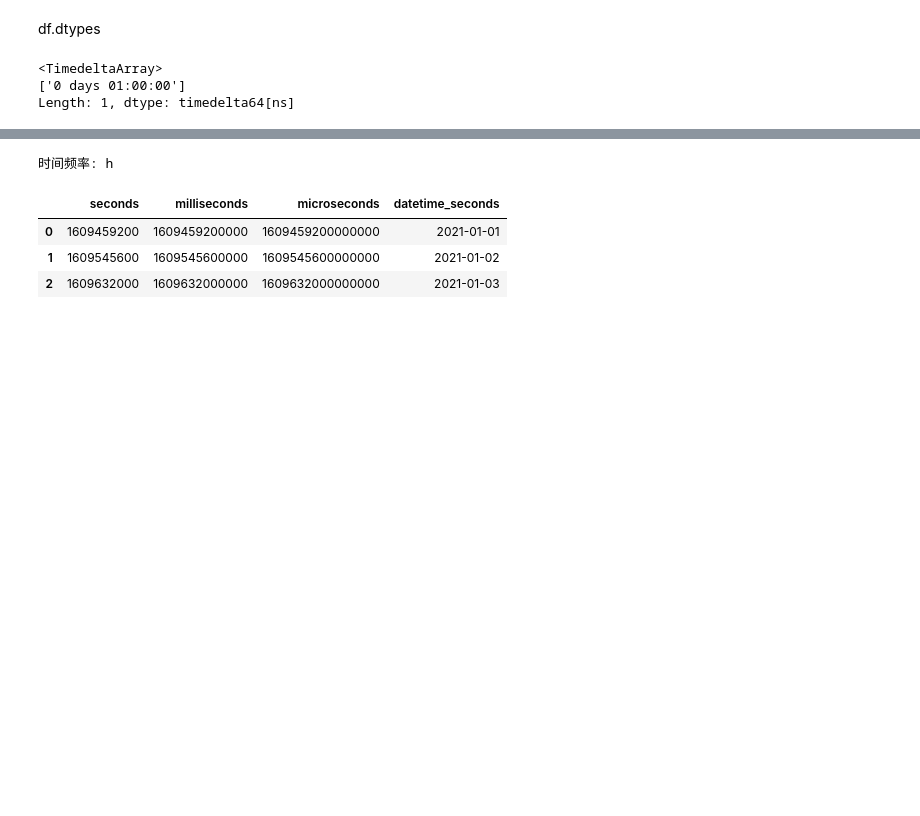
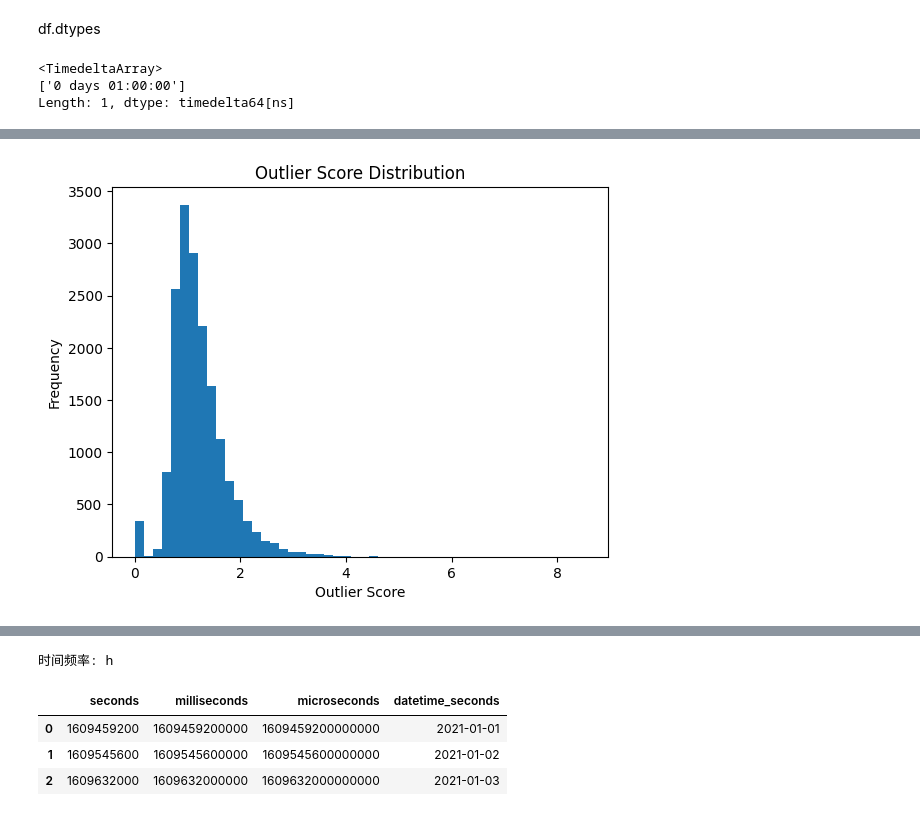
Before and after one commit to zmdsn/rainpy, a Jupyter notebook: lab.ipynb, the cells around one changed output, grey strips where cells are left out. Drawn from its saved outputs; the diff is of its cells as text; code cells hidden in the pictures; blank space fills up the shorter version.

```diff
--- a/lab.ipynb
+++ b/lab.ipynb
@@ -71,0 +92,35 @@ HTTPError: HTTP Error 404: Not Found
+# %%
+import pandas as pd
+from rainpy import read
+from rainpy.ts import get_datetime_column, set_datetime_index
+
+data  = read('../glory/predict/datasets/ETT-small/ETTh1.csv')
+data = set_datetime_index(data)
+
+# 从CSV文件加载数据
+# data = pd.read_csv('../glory/predict/datasets/ETT-small/ETTh1.csv')
+from pyod.models.knn import KNN
+
+# 创建K近邻异常检测模型
+model = KNN()
+
+# 拟合模型
+model.fit(data)
+
+# 预测异常值
+outliers = model.predict(data)
+
+# 异常值的分数
+scores = model.decision_scores_
+scores
+
+import matplotlib.pyplot as plt
+
+# 绘制异常值分数的直方图
+plt.hist(scores, bins=50)
+plt.xlabel('Outlier Score')
+plt.ylabel('Frequency')
+plt.title('Outlier Score Distribution')
+plt.show()
+# %% [output]
+[figure, added]
```
Also changed, not shown: parts of 11 cells of this notebook, 2 other files.
